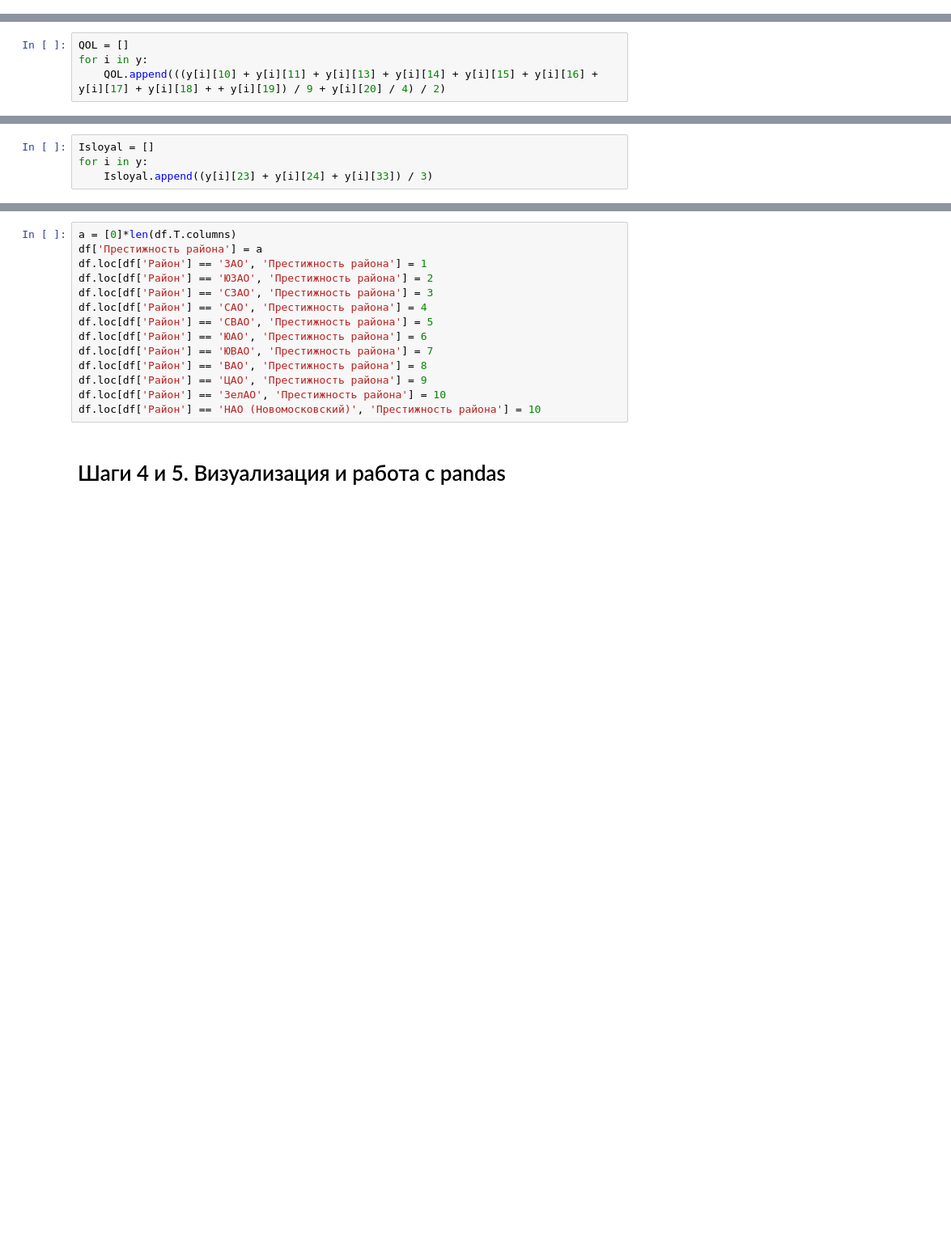
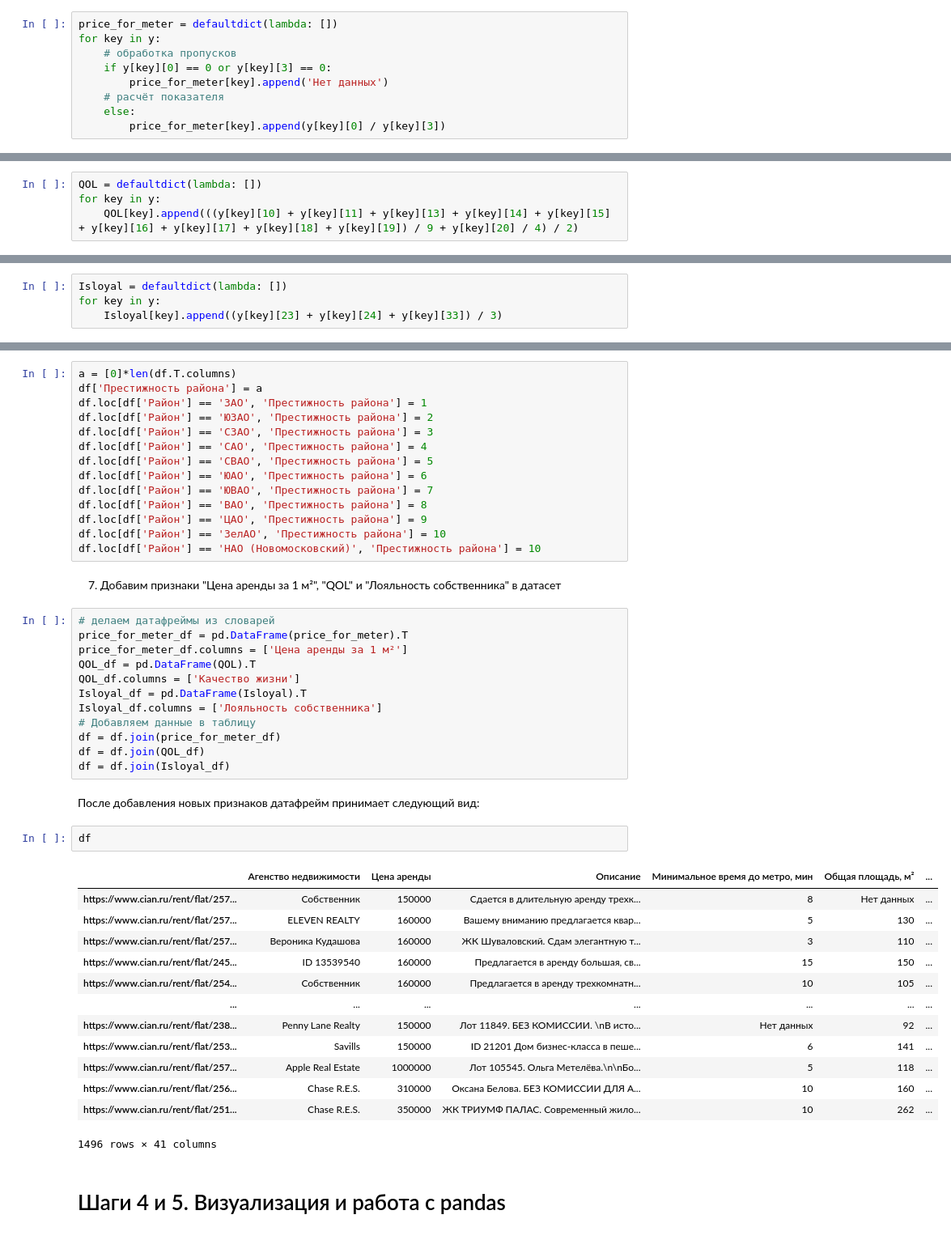
Before and after one commit to hse-econ-data-science/hw4_project-aksenov-loginov-zaharova-bec204, a Jupyter notebook: Final.ipynb, the cells around one changed output, grey strips where cells are left out. Shown: that part at 81% size. Cells and saved outputs as stored; diff of their text form; blank space fills up the shorter version.

```diff
--- a/Final.ipynb
+++ b/Final.ipynb
@@ -574,3 +576,12 @@ df['Количество незаполненных полей, %'] = list(i/len
+# %%
+price_for_meter = defaultdict(lambda: [])
+for key in y:
+    # обработка пропусков
+    if y[key][0] == 0 or y[key][3] == 0:
+        price_for_meter[key].append('Нет данных')
+    # расчёт показателя
+    else:
+        price_for_meter[key].append(y[key][0] / y[key][3])
 # %% [markdown]
 4. Добавим признак: качество жизни(QOL), для этого будем работать с изначальным словарем. Он будет рассчитываться как среднее арифметическое по всем имеющимся опциям + отнормированный ремонт.
 # %% [markdown]
@@ -601,6 +612,6 @@ for i in a:
 32   Длительность съёма
 33   Возможность торга
 # %%
-QOL = []
-for i in y:
-    QOL.append(((y[i][10] + y[i][11] + y[i][13] + y[i][14] + y[i][15] + y[i][16] + y[i][17] + y[i][18] + + y[i][19]) / 9 + y[i][20] / 4) / 2)
+QOL = defaultdict(lambda: [])
+for key in y:
+    QOL[key].append(((y[key][10] + y[key][11] + y[key][13] + y[key][14] + y[key][15] + y[key][16] + y[key][17] + y[key][18] + y[key][19]) / 9 + y[key][20] / 4) / 2)
@@ -614,6 +618,6 @@ print(np.mean(QOLar))
 # %% [markdown]
 5. Лояльность собственника. Рассчитывается как среднее арифметическое из критериев: можно с животными, можно с детьми, торг.
 # %%
-Isloyal = []
-for i in y:
-    Isloyal.append((y[i][23] + y[i][24] + y[i][33]) / 3)
+Isloyal = defaultdict(lambda: [])
+for key in y:
+    Isloyal[key].append((y[key][23] + y[key][24] + y[key][33]) / 3)
@@ -644,6 +653,38 @@ df.loc[df['Район'] == 'ВАО', 'Престижность района'] =
 df.loc[df['Район'] == 'ЦАО', 'Престижность района'] = 9
 df.loc[df['Район'] == 'ЗелАО', 'Престижность района'] = 10
 df.loc[df['Район'] == 'НАО (Новомосковский)', 'Престижность района'] = 10
+# %% [markdown]
+7. Добавим признаки "Цена аренды за 1 м²", "QOL" и "Лояльность собственника" в датасет
+# %%
+# делаем датафреймы из словарей
+price_for_meter_df = pd.DataFrame(price_for_meter).T
+price_for_meter_df.columns = ['Цена аренды за 1 м²']
+QOL_df = pd.DataFrame(QOL).T
+QOL_df.columns = ['Качество жизни']
+Isloyal_df = pd.DataFrame(Isloyal).T
+Isloyal_df.columns = ['Лояльность собственника']
+# Добавляем данные в таблицу
+df = df.join(price_for_meter_df)
+df = df.join(QOL_df)
+df = df.join(Isloyal_df)
+# %% [markdown]
+После добавления новых признаков датафрейм принимает следующий вид:
+# %%
+df
+# %% [output]
+|  | Агенство недвижимости | Цена аренды | Описание | Минимальное время до метро, мин | Общая площадь, м² | ... |
+| https://www.cian.ru/rent/flat/257... | Собственник | 150000 | Сдается в длительную аренду трехк... | 8 | Нет данных | ... |
+| https://www.cian.ru/rent/flat/257... | ELEVEN REALTY | 160000 | Вашему вниманию предлагается квар... | 5 | 130 | ... |
+| https://www.cian.ru/rent/flat/257... | Вероника Кудашова | 160000 | ЖК Шуваловский. Сдам элегантную т... | 3 | 110 | ... |
+| https://www.cian.ru/rent/flat/245... | ID 13539540 | 160000 | Предлагается в аренду большая, св... | 15 | 150 | ... |
+| https://www.cian.ru/rent/flat/254... | Собственник | 160000 | Предлагается в аренду трехкомнатн... | 10 | 105 | ... |
+| ... | ... | ... | ... | ... | ... | ... |
+| https://www.cian.ru/rent/flat/238... | Penny Lane Realty | 150000 | Лот 11849. БЕЗ КОМИССИИ. \nВ исто... | Нет данных | 92 | ... |
+| https://www.cian.ru/rent/flat/253... | Savills | 150000 | ID 21201 Дом бизнес-класса в пеше... | 6 | 141 | ... |
+| https://www.cian.ru/rent/flat/257... | Apple Real Estate | 1000000 | Лот 105545. Ольга Метелёва.\n\nБо... | 5 | 118 | ... |
+| https://www.cian.ru/rent/flat/256... | Chase R.E.S. | 310000 | Оксана Белова. БЕЗ КОМИССИИ ДЛЯ А... | 10 | 160 | ... |
+| https://www.cian.ru/rent/flat/251... | Chase R.E.S. | 350000 | ЖК ТРИУМФ ПАЛАС. Современный жило... | 10 | 262 | ... |
+1496 rows × 41 columns
 # %% [markdown]
 # Шаги 4 и 5. Визуализация и работа c pandas
 # %% [markdown]
```
Also changed, not shown: parts of 10 cells of this notebook.
